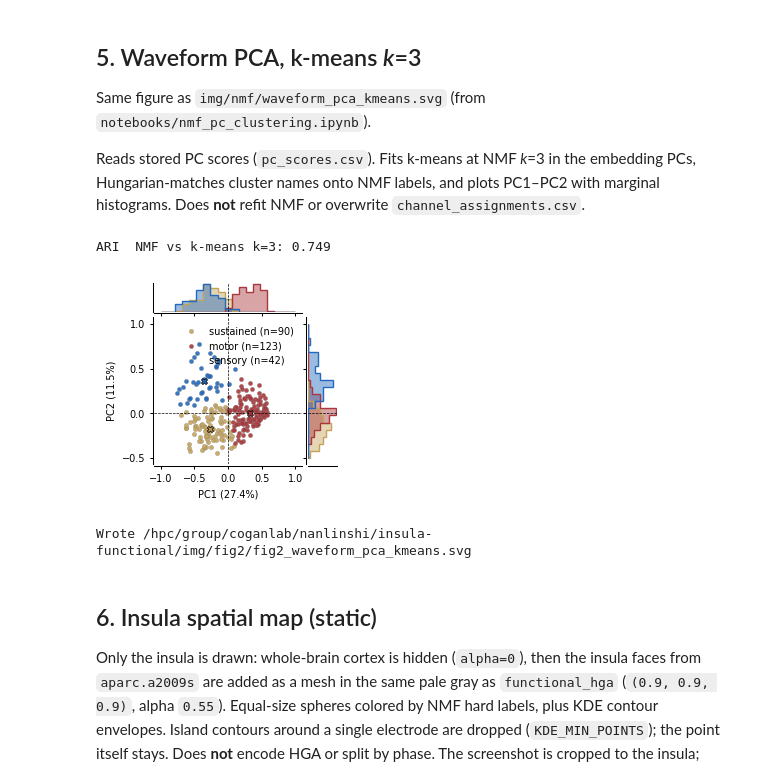
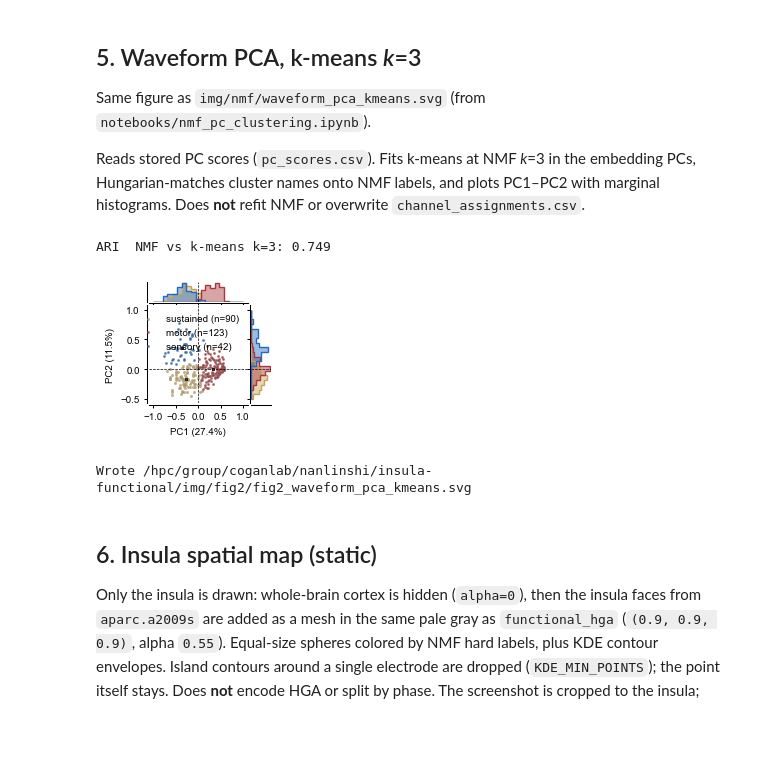
Before and after one commit to shinanlin/insula, a Jupyter notebook: vizpub/fig2.ipynb, the cells around one changed output. Cells and saved outputs as stored; diff of their text form; code cells hidden in the pictures; blank space fills up the shorter version.

```diff
--- a/vizpub/fig2.ipynb
+++ b/vizpub/fig2.ipynb
@@ -39,8 +39,16 @@ from src.paths import (
     save_svg,
 )
 # %%
+from matplotlib import font_manager
+import pathlib
+
+for _ttf in (pathlib.Path(sys.prefix) / "fonts").glob("arial*.ttf"):
+    font_manager.fontManager.addfont(str(_ttf))
+
 cm = 1 / 2.54
 plt.rcParams["svg.fonttype"] = "none"
+plt.rcParams["font.family"] = "sans-serif"
+plt.rcParams["font.sans-serif"] = ["Arial"]
 
 fontsize = 7
 fontdict = dict(fontsize=fontsize)
@@ -75,7 +83,7 @@ FIG2_XTICKS = (-1.0, 0.0, 1.0)
 FIG2_MARGINS = dict(left=0.16, right=0.94, wspace=0.2)
 
 
-def save_aligned_svg(fig, name: str) -> Path:
+def save_aligned_svg(fig, name: str) -> pathlib.Path:
     """Save at the figure canvas size (no tight crop) so panels share x positions."""
     path = IMG_DIR / name
     fig.savefig(path, format="svg", bbox_inches=None, pad_inches=0)
@@ -475,7 +575,7 @@ y = scores["PC2"].to_numpy(float)
 x_bins = np.linspace(np.floor(x.min() / 0.5) * 0.5, np.ceil(x.max() / 0.5) * 0.5, 20)
 y_bins = np.linspace(np.floor(y.min() / 0.5) * 0.5, np.ceil(y.max() / 0.5) * 0.5, 20)
 
-fig = plt.figure(figsize=(6 * cm, 6 * cm))
+fig = plt.figure(figsize=(4 * cm, 4 * cm))
 grid = fig.add_gridspec(
     2,
     2,
@@ -494,7 +594,7 @@ for cluster in nmf_names:
     ax.scatter(
         x[mask],
         y[mask],
-        s=10,
+        s=3,
         color=color,
         edgecolor="gray",
         linewidth=0.2,
@@ -504,7 +604,7 @@ for cluster in nmf_names:
     ax.scatter(
         x[mask].mean(),
         y[mask].mean(),
-        s=20,
+        s=3,
         marker="X",
         color=color,
         edgecolor="black",
@@ -537,34 +637,34 @@ for cluster in nmf_names:
         density=True,
         histtype="step",
         orientation="horizontal",
         color=color,
         linewidth=1,
     )
 
 ax.set_xlabel(f"PC1 ({100 * explained[0]:.1f}%)", fontsize=fontsize)
 ax.set_ylabel(f"PC2 ({100 * explained[1]:.1f}%)", fontsize=fontsize)
 ax.axhline(0.0, color="k", linestyle="--", linewidth=0.5)
 ax.axvline(0.0, color="k", linestyle="--", linewidth=0.5)
 ax_histx.axvline(0.0, color="k", linestyle="--", linewidth=0.5)
 ax_histy.axhline(0.0, color="k", linestyle="--", linewidth=0.5)
 for axis in (ax, ax_histx, ax_histy):
     axis.tick_params(labelsize=fontsize, width=0.75, length=2, which="both")
     plt.setp(axis.spines.values(), linewidth=0.75)
     sns.despine(ax=axis, offset=1, trim=False)
 ax.xaxis.set_major_locator(MultipleLocator(0.5))
 ax.yaxis.set_major_locator(MultipleLocator(0.5))
 ax_histx.tick_params(labelbottom=False, labelleft=False, left=False)
 ax_histx.set_yticks([])
 ax_histy.tick_params(labelleft=False, labelbottom=False, bottom=False)
 ax_histy.set_xticks([])
 ax.legend(frameon=False, fontsize=fontsize, loc="best")
 
 out = save_svg(fig, IMG_DIR / "fig2_waveform_pca_kmeans.svg")
 plt.show()
 print("Wrote", out)
 # %% [output]
 ARI  NMF vs k-means k=3: 0.749
-[figure, old version]
+[figure, new version]
 Wrote /hpc/group/coganlab/nanlinshi/insula-functional/img/fig2/fig2_waveform_pca_kmeans.svg
 # %% [markdown]
 ## 6. Insula spatial map (static)
```
Also changed, not shown: parts of 14 cells of this notebook, 9 other files.
